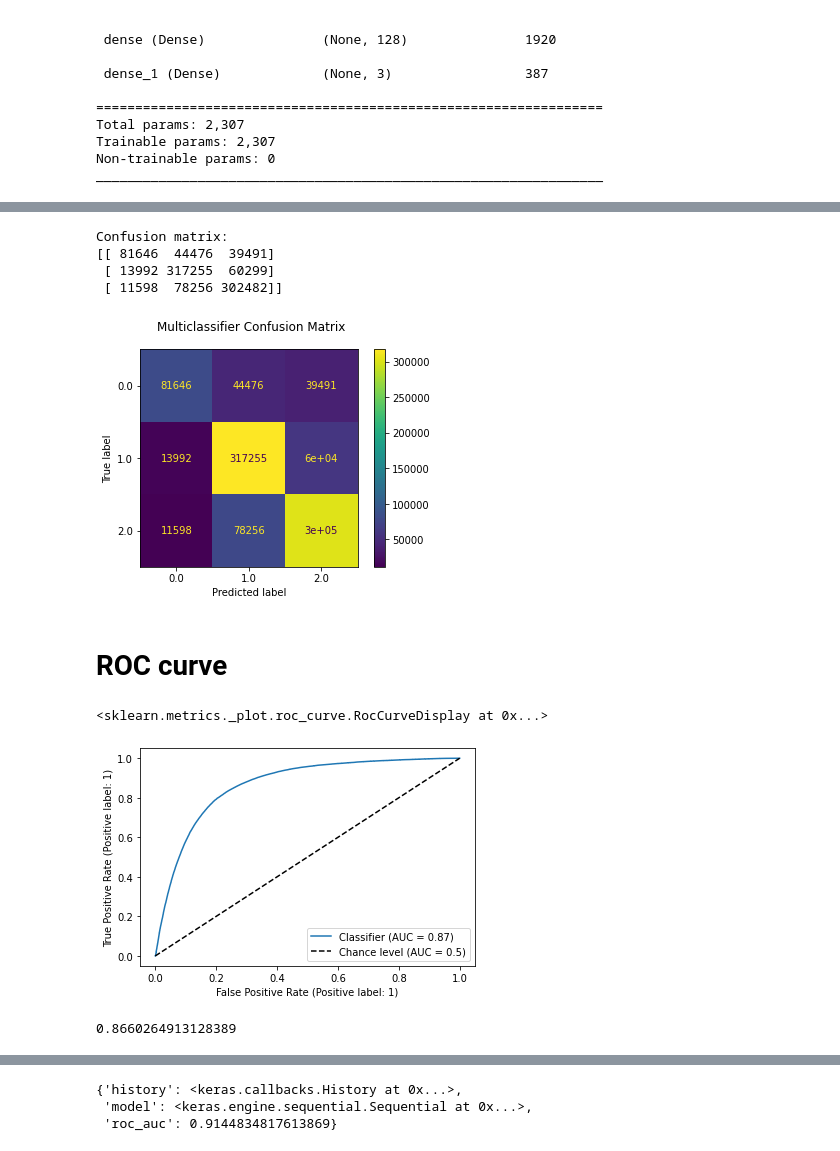
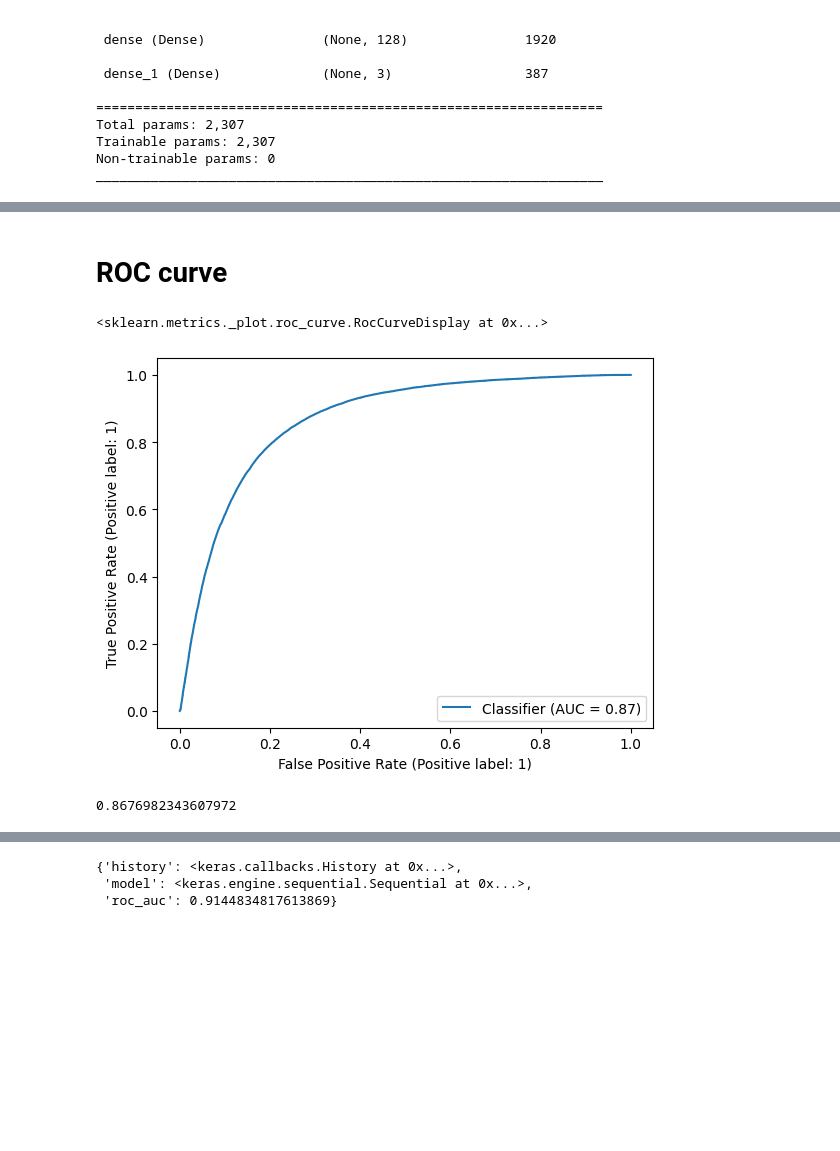
Before and after one commit to wilkieolin/directional-pixel-detectors, a Jupyter notebook: smartPixelsPaper/fullPrecisionBaseline/fullPrecisionBaseline_NewTestSet/SimpleNN_ylocalyprofile_wilkie_0.2gev.ipynb, the cells around one changed output, grey strips where cells are left out. Drawn from its saved outputs; the diff is of its cells as text; code cells hidden in the pictures; blank space fills up the shorter version.

```diff
--- a/smartPixelsPaper/fullPrecisionBaseline/fullPrecisionBaseline_NewTestSet/SimpleNN_ylocalyprofile_wilkie_0.2gev.ipynb
+++ b/smartPixelsPaper/fullPrecisionBaseline/fullPrecisionBaseline_NewTestSet/SimpleNN_ylocalyprofile_wilkie_0.2gev.ipynb
@@ -20,7 +23,7 @@ from tensorflow.keras.optimizers import Adam
 # %% [markdown]
 # Data preparation
 # %%
-data_path = "/Users/wilkie/data/smart_pixels_13/unflipped/"
+data_path = "/home/wolinammentorp/data/smart_pixels_13/unflipped/"
 # %%
 pq1 = pd.read_parquet(data_path + "recon2D_d17501.parquet")
 # %%
@@ -300,15 +299,3 @@ predictionsFiles_huge =np.argmax(preds_huge, axis=1)
-# %%
-disp = metrics.ConfusionMatrixDisplay.from_predictions(y_test_huge, predictionsFiles_huge)
-disp.figure_.suptitle("Multiclassifier Confusion Matrix")
-print(f"Confusion matrix:\n{disp.confusion_matrix}")
-plt.savefig('confusionMatrix.png')
-plt.show()
-# %% [output]
-Confusion matrix:
-[[ 81646  44476  39491]
- [ 13992 317255  60299]
- [ 11598  78256 302482]]
-[figure, removed]
 # %% [markdown]
 # ROC curve
 # %%
@@ -338,11 +325,11 @@ t, s = ROC_OvR(preds, y_test)
 # %%
 RocCurveDisplay.from_predictions(
     t,
     s,
-    plot_chance_level=True
+    #plot_chance_level=True
 )
 # %% [output]
 <sklearn.metrics._plot.roc_curve.RocCurveDisplay at 0x...>
-[figure, old version]
+[figure, new version]
 # %%
 from sklearn.metrics import roc_auc_score
@@ -351,4 +336,4 @@ t2, s2 = ROC_OvR(preds_huge, y_test_huge)
 # %%
-roc_auc_score(t2, s2)
+roc_auc_score(t, s)
 # %% [output]
-0.8660264913128389
+0.8676982343607972
```
Also changed, not shown: parts of 18 cells of this notebook, 4 other files.
